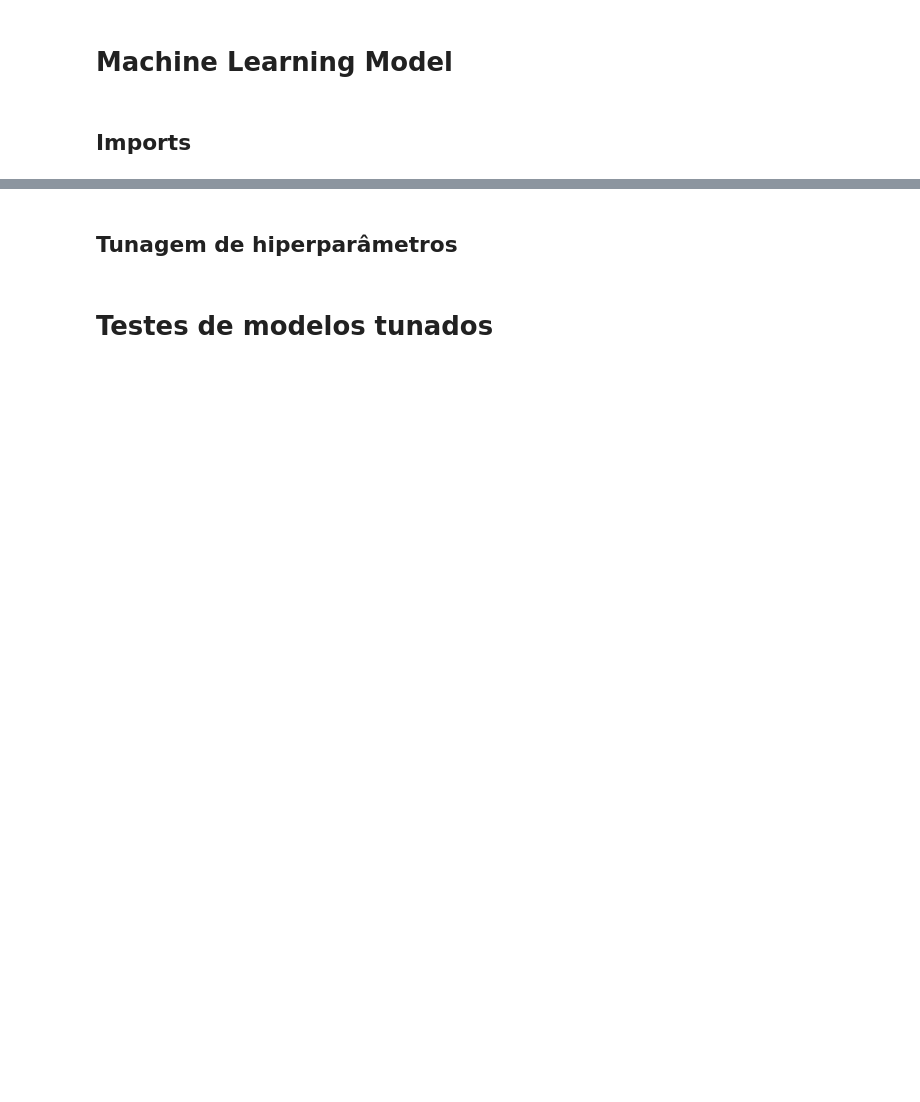
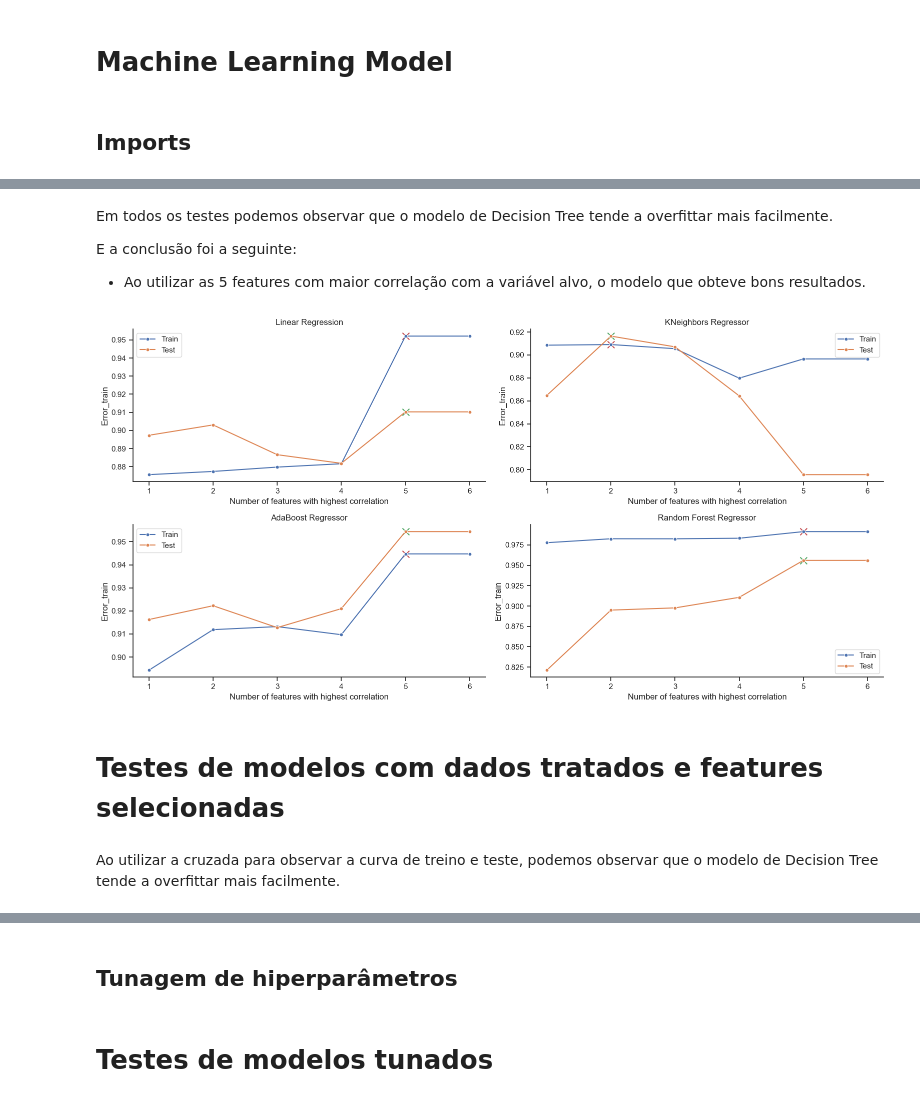
Before and after one commit to MatBrands/Data4All_Business-Case, a Jupyter notebook: main/notebooks/model.ipynb, the cells around one changed output, grey strips where cells are left out. Saved outputs shown, nothing was run; the diff lists cells and outputs as text; code cells hidden in the pictures; blank space fills up the shorter version.

```diff
--- a/main/notebooks/model.ipynb
+++ b/main/notebooks/model.ipynb
@@ -50,0 +141,2 @@ target = df.consumo_energia
+# %%
+x_train, x_test, y_train, y_test = features.iloc[idx_train], features.iloc[idx_test], target.iloc[idx_train], target.iloc[idx_test]
@@ -64,5 +160,3 @@ def create_model(features: pd.DataFrame, model) -> Pipeline:
         ('preprocessor', preprocessor),
         ("model", model)
     ])
-# %%
-x_train, x_test, y_train, y_test = train_test_split(features, target, test_size=0.3, random_state=777)
@@ -68,0 +195,24 @@ x_train, x_test, y_train, y_test = train_test_split(features, target, test_size=
+# %%
+def plot_curve_of_features(x_train: pd.DataFrame, x_test: pd.DataFrame, y_train: pd.Series, y_test: pd.Series, corr_in_order, model_list):
+    fig = plt.figure(figsize=(16, 8))
+    i = 0
+    for name, model in model_list.items():
+        curve, higher_in_train, higher_in_test = curve_of_feature(x_train, x_test, y_train, y_test, corr_in_order, model)
+        ax = fig.add_subplot(2, 2, i+1)
+        ax.set_title(name)
+        x = np.arange(1, curve.shape[0]+1)
+        sns.lineplot(data=curve, x=x, y='Error_train', marker= '.', markersize=10, ax=ax, label='Train')
+        ax.scatter(higher_in_train[1], higher_in_train[0], color='r', marker='x', s=100)
+        sns.lineplot(data=curve, x=x, y='Error_test', marker= '.', markersize=10, ax=ax, label='Test')
+        ax.scatter(higher_in_test[1], higher_in_test[0], color='g', marker='x', s=100)
+        ax.set_xticks(x)
+        ax.set_xlabel('Number of features with highest correlation')
+        ax.legend()
+        i+=1
+    fig.tight_layout()
+# %%
+features_test = features.copy()
+for item in features_test.select_dtypes('category').columns:
+    features_test[item] = LabelEncoder().fit_transform(features_test[item])
+
+corr_in_order = pd.concat([features_test, target], axis = 1).corr(numeric_only=True).abs().consumo_energia.sort_values(ascending=False)[1:].index.tolist()
@@ -69,3 +225,20 @@ x_train, x_test, y_train, y_test = train_test_split(features, target, test_size=
+# %% [markdown]
+Em todos os testes podemos observar que o modelo de Decision Tree tende a overfittar mais facilmente.
+
+E a conclusão foi a seguinte:
+- Ao utilizar as 5 features com maior correlação com a variável alvo, o modelo que obteve bons resultados.
+# %%
+model_list = {
+    'Linear Regression': LinearRegression(),
+    'KNeighbors Regressor': KNeighborsRegressor(),
+    'AdaBoost Regressor': AdaBoostRegressor(random_state=777),
+    'Random Forest Regressor': RandomForestRegressor(random_state=777, n_jobs=-1),
+}
+
+plot_curve_of_features(x_train, x_test, y_train, y_test, corr_in_order, model_list)
+plt.show()
+# %% [output]
+[figure, added]
 # %%
 def create_scores(model_list: dict, train_x: pd.DataFrame, train_y: pd.Series, test_x: pd.DataFrame, test_y: pd.Series) -> pd.DataFrame:
     scores = {
@@ -187,3 +362,5 @@ def plot_validation_curve(results: list, title: list, type: str, n_row=2, n_col=
+# %% [markdown]
+# Testes de modelos com dados tratados e features selecionadas
 # %%
 model_list = {
     'Linear Regression': create_model(features, LinearRegression()),
@@ -193,6 +370,8 @@ model_list = {
 }
 # %%
 scores = create_scores(model_list, x_train, y_train, x_test, y_test)
+# %% [markdown]
+Ao utilizar a cruzada para observar a curva de treino e teste, podemos observar que o modelo de Decision Tree tende a overfittar mais facilmente.
 # %%
 create_learning_curves(model_list, features, target)
 plt.show()
```
Also changed, not shown: parts of 66 cells of this notebook.
